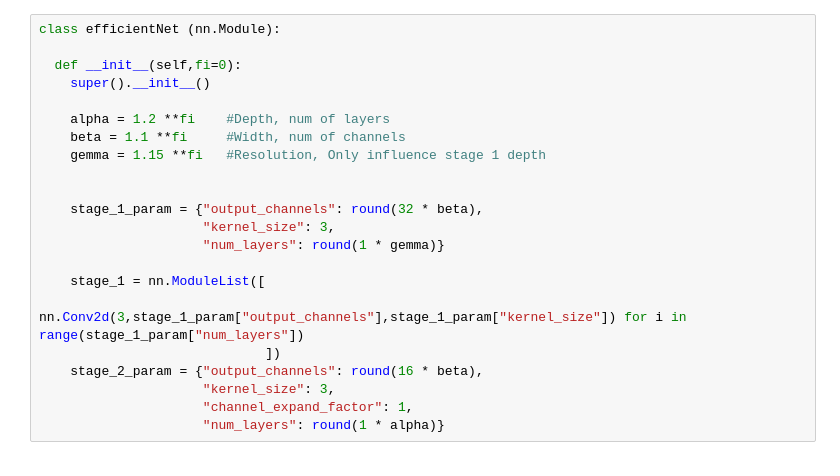
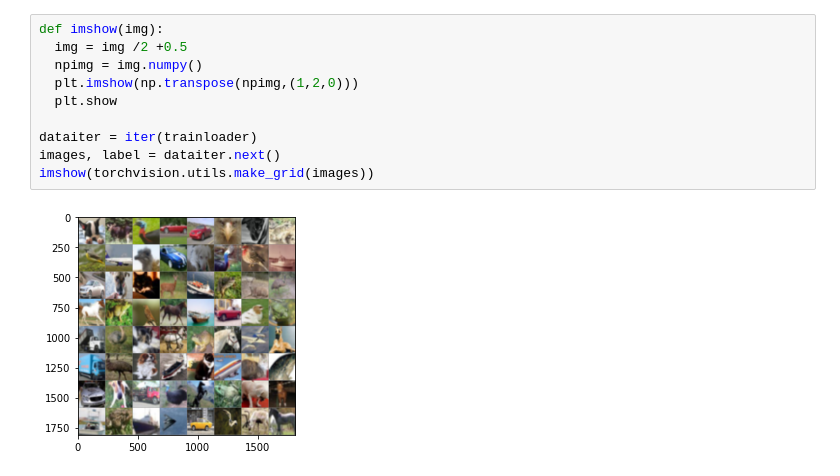
Before and after one commit to fred2167/Personal-Project, a Jupyter notebook: EfficientNet.ipynb, the cells around one changed output. Cells and saved outputs as stored; diff of their text form.

```diff
--- a/EfficientNet.ipynb
+++ b/EfficientNet.ipynb
@@ -107,22 +31,12 @@ class MBConv_block(nn.Module):
-# %%
-class efficientNet (nn.Module):
-
-  def __init__(self,fi=0):
-    super().__init__()
-
-    alpha = 1.2 **fi    #Depth, num of layers
-    beta = 1.1 **fi     #Width, num of channels
-    gemma = 1.15 **fi   #Resolution, Only influence stage 1 depth
-
-
-    stage_1_param = {"output_channels": round(32 * beta),
-                     "kernel_size": 3,
-                     "num_layers": round(1 * gemma)}
-
-    stage_1 = nn.ModuleList([
-                             nn.Conv2d(3,stage_1_param["output_channels"],stage_1_param["kernel_size"]) for i in range(stage_1_param["num_layers"])
-                             ])
-    stage_2_param = {"output_channels": round(16 * beta),
-                     "kernel_size": 3,
-                     "channel_expand_factor": 1,
-                     "num_layers": round(1 * alpha)}
+# %%
+def imshow(img):
+  img = img /2 +0.5
+  npimg = img.numpy()
+  plt.imshow(np.transpose(npimg,(1,2,0)))
+  plt.show
+
+dataiter = iter(trainloader)
+images, label = dataiter.next()
+imshow(torchvision.utils.make_grid(images))
+# %% [output]
+[figure, added]
```
Also changed, not shown: parts of 11 cells of this notebook.
